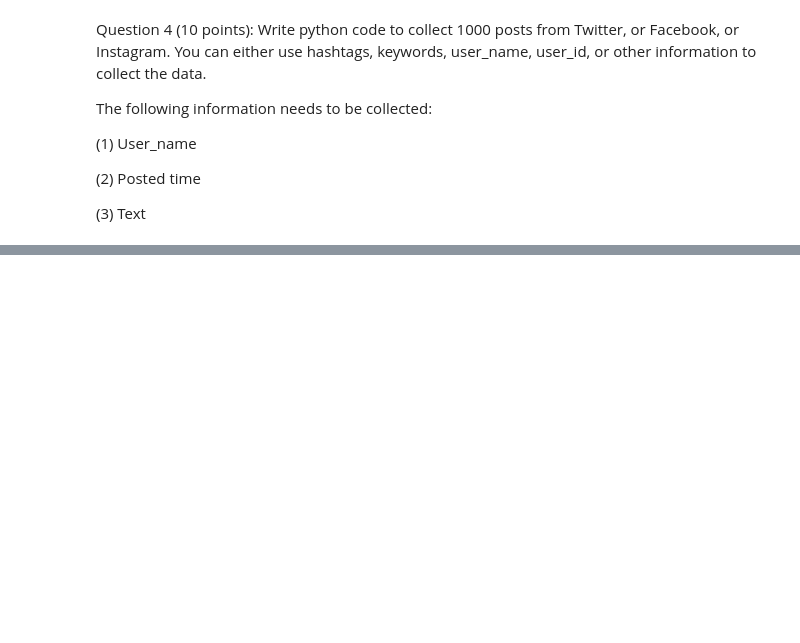
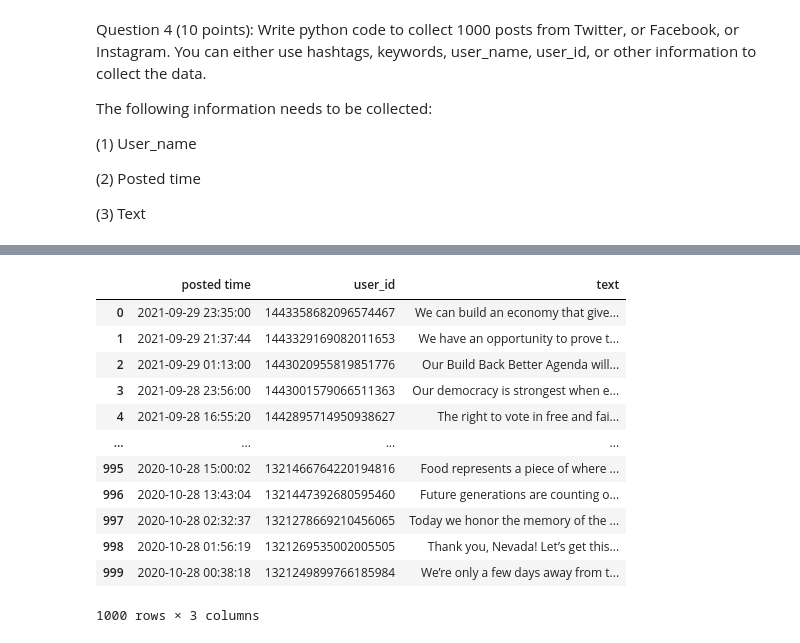
Before and after one commit to harithmote98/harith_INFO5731_Fall2021, a Jupyter notebook: In_class_exercise_02.ipynb, the cells around one changed output, grey strips where cells are left out. Saved outputs shown, nothing was run; the diff lists cells and outputs as text; code cells hidden in the pictures; blank space fills up the shorter version.

```diff
--- a/In_class_exercise_02.ipynb
+++ b/In_class_exercise_02.ipynb
@@ -168,0 +186,43 @@ The following information needs to be collected:
+# %%
+consumer_key ="2Em7SxlX9jPMfL4x97r3zMO0x"#these are username and password to our twitter account
+consumer_secret = "sVbJzekKuiAgq83Y7gCwNVbSowqQokGVzWexKHl2cXIPceWtSd"
+access_token ="1439767876962029572-uUMt8oWRyzj9ilE5zk4uYbL93sCMPT"
+access_token_secret = "oydIGymn9bS767FVEMawE9GyGAnMmBJfaY2XXKmHnmliF"
+# %%
+#calling API
+auth = tweepy.OAuthHandler(consumer_key, consumer_secret)
+auth.set_access_token(access_token, access_token_secret)
+api = tweepy.API(auth,wait_on_rate_limit=True)
+# %%
+username ='KamalaHarris'
+count = 1000
+# %%
+try:
+ # Creation of query method using parameters
+ tweets = tweepy.Cursor(api.user_timeline,id=username).items(count)
+
+ # Pulling information from tweets iterable object
+ tweets_list = [[tweet.created_at, tweet.id, tweet.text] for tweet in tweets]
+
+ # Creation of dataframe from tweets list
+ # Add or remove columns as you remove tweet information
+ tweets_df = pd.DataFrame(tweets_list)
+except BaseException as e:
+      print('failed on_status,',str(e))
+      time.sleep(3)
+tweets_df.columns=['posted time','user_id','text']
+tweets_df
+# %% [output]
+|  | posted time | user_id | text |
+| 0 | 2021-09-29 23:35:00 | 1443358682096574467 | We can build an economy that give... |
+| 1 | 2021-09-29 21:37:44 | 1443329169082011653 | We have an opportunity to prove t... |
+| 2 | 2021-09-29 01:13:00 | 1443020955819851776 | Our Build Back Better Agenda will... |
+| 3 | 2021-09-28 23:56:00 | 1443001579066511363 | Our democracy is strongest when e... |
+| 4 | 2021-09-28 16:55:20 | 1442895714950938627 | The right to vote in free and fai... |
+| ... | ... | ... | ... |
+| 995 | 2020-10-28 15:00:02 | 1321466764220194816 | Food represents a piece of where ... |
+| 996 | 2020-10-28 13:43:04 | 1321447392680595460 | Future generations are counting o... |
+| 997 | 2020-10-28 02:32:37 | 1321278669210456065 | Today we honor the memory of the ... |
+| 998 | 2020-10-28 01:56:19 | 1321269535002005505 | Thank you, Nevada! Let’s get this... |
+| 999 | 2020-10-28 00:38:18 | 1321249899766185984 | We’re only a few days away from t... |
+1000 rows × 3 columns
```
Also changed, not shown: parts of 3 cells of this notebook.
